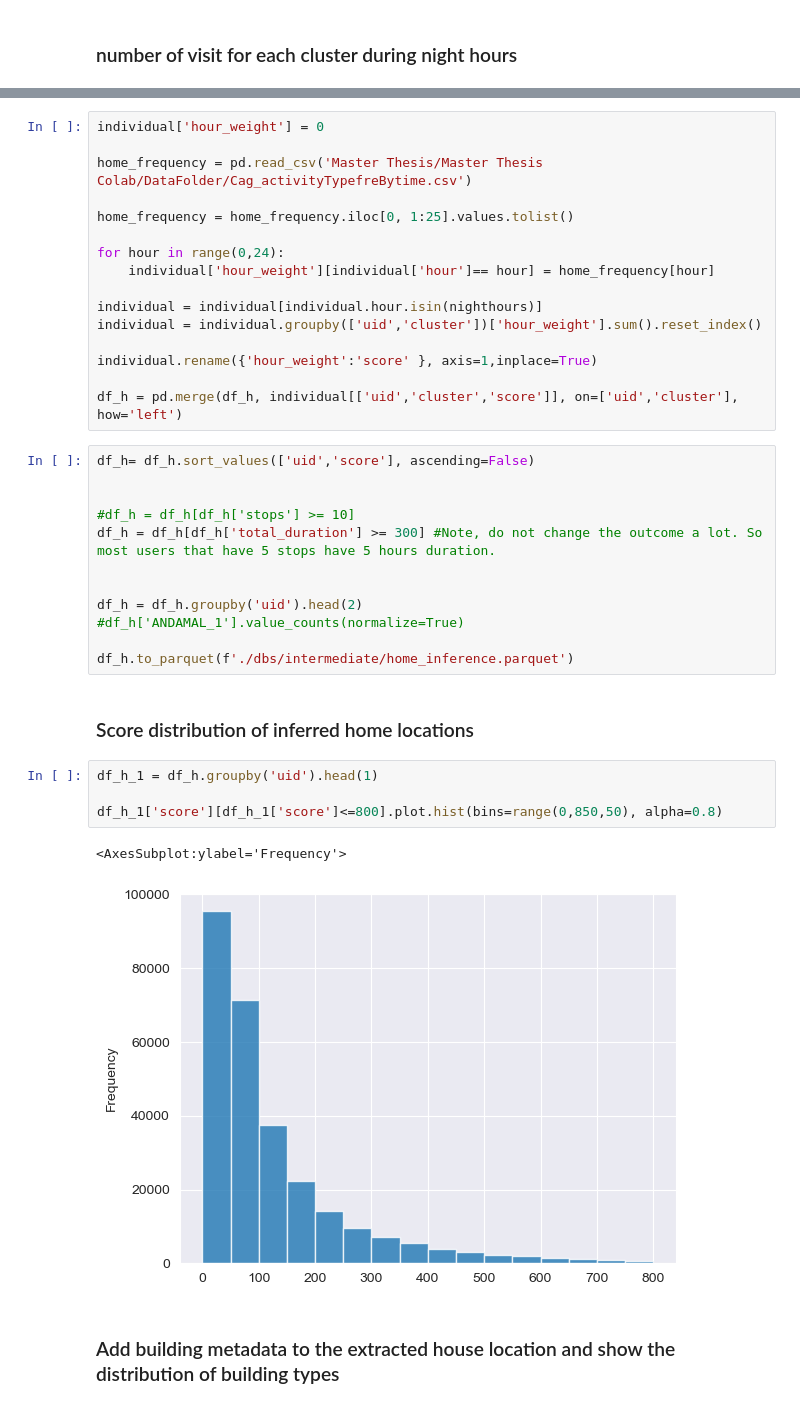
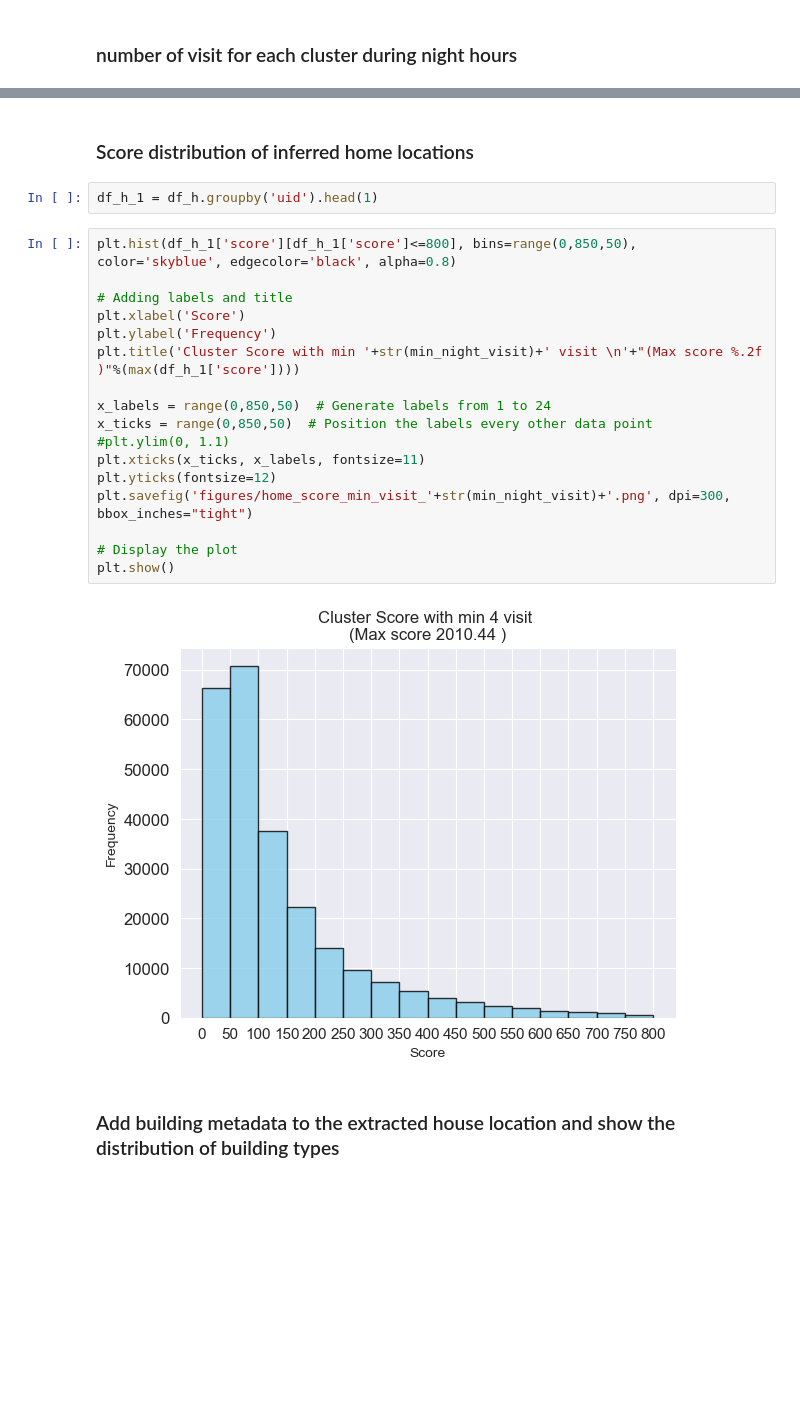
Before and after one commit to tozlucaglar/MAD4AG, a Jupyter notebook: src/2-Home-location-estimation.ipynb, the cells around one changed output, grey strips where cells are left out. Drawn from its saved outputs; the diff is of its cells as text; blank space fills up the shorter version.

```diff
--- a/src/2-Home-location-estimation.ipynb
+++ b/src/2-Home-location-estimation.ipynb
@@ -96,40 +111,26 @@ df_h.rename({'count':'stops', 'sum':'total_duration' }, axis=1,inplace=True)
-# %%
-individual['hour_weight'] = 0
-
-home_frequency = pd.read_csv('Master Thesis/Master Thesis Colab/DataFolder/Cag_activityTypefreBytime.csv')
-
-home_frequency = home_frequency.iloc[0, 1:25].values.tolist()
-
-for hour in range(0,24):
-    individual['hour_weight'][individual['hour']== hour] = home_frequency[hour]
-
-individual = individual[individual.hour.isin(nighthours)]
-individual = individual.groupby(['uid','cluster'])['hour_weight'].sum().reset_index()
-
-individual.rename({'hour_weight':'score' }, axis=1,inplace=True)
-
-df_h = pd.merge(df_h, individual[['uid','cluster','score']], on=['uid','cluster'], how='left')
-# %%
-df_h= df_h.sort_values(['uid','score'], ascending=False)
-
-
-#df_h = df_h[df_h['stops'] >= 10]
-df_h = df_h[df_h['total_duration'] >= 300] #Note, do not change the outcome a lot. So most users that have 5 stops have 5 hours duration.
-
-
-df_h = df_h.groupby('uid').head(2)
-#df_h['ANDAMAL_1'].value_counts(normalize=True)
-
-df_h.to_parquet(f'./dbs/intermediate/home_inference.parquet')
 # %% [markdown]
 ### Score distribution of inferred home locations
-# %%
-df_h_1 = df_h.groupby('uid').head(1)
-
-df_h_1['score'][df_h_1['score']<=800].plot.hist(bins=range(0,850,50), alpha=0.8)
-# %% [output]
-<AxesSubplot:ylabel='Frequency'>
-[figure, removed]
+# %%
+df_h_1 = df_h.groupby('uid').head(1)
+# %%
+plt.hist(df_h_1['score'][df_h_1['score']<=800], bins=range(0,850,50), color='skyblue', edgecolor='black', alpha=0.8)
+
+# Adding labels and title
+plt.xlabel('Score')
+plt.ylabel('Frequency')
+plt.title('Cluster Score with min '+str(min_night_visit)+' visit \n'+"(Max score %.2f )"%(max(df_h_1['score'])))
+
+x_labels = range(0,850,50)  # Generate labels from 1 to 24
+x_ticks = range(0,850,50)  # Position the labels every other data point
+#plt.ylim(0, 1.1)
+plt.xticks(x_ticks, x_labels, fontsize=11)
+plt.yticks(fontsize=12)
+plt.savefig('figures/home_score_min_visit_'+str(min_night_visit)+'.png', dpi=300, bbox_inches="tight")
+
+# Display the plot
+plt.show()
+# %% [output]
+[figure, added]
 # %% [markdown]
 ### Add building metadata to the extracted house location and show the distribution of building types
 # %%
```
Also changed, not shown: parts of 26 cells of this notebook, 1 other file.
